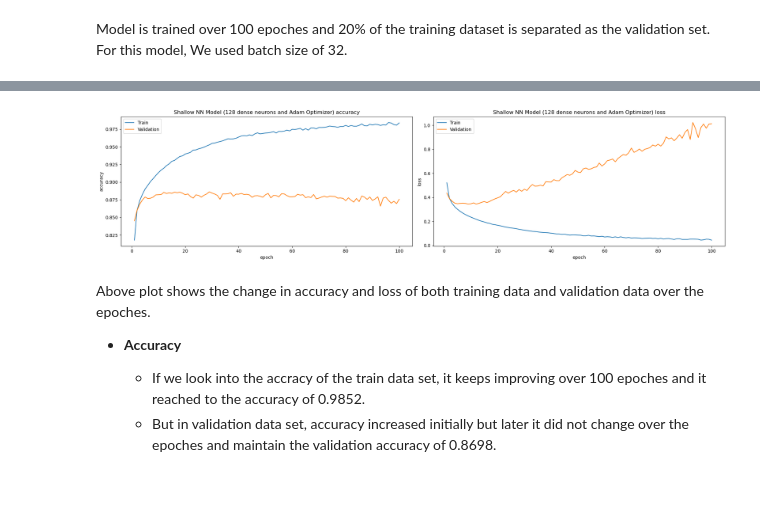
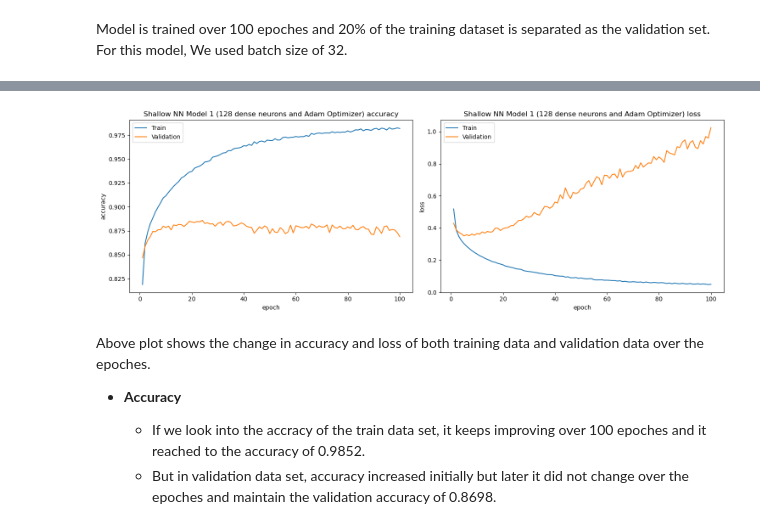
Before and after one commit to buddhathapa12/machine-learning, a Jupyter notebook: neural_network_Assignment3/E923Q669_Assignment3.ipynb, the cells around one changed output, grey strips where cells are left out. Saved outputs shown, nothing was run; the diff lists cells and outputs as text; code cells hidden in the pictures; blank space fills up the shorter version.

Commit message:
Model execution completed for Shallow Neural Networks

```diff
--- a/neural_network_Assignment3/E923Q669_Assignment3.ipynb
+++ b/neural_network_Assignment3/E923Q669_Assignment3.ipynb
@@ -104,7 +114,7 @@ tf.random.set_seed(seed_value)
 # %%
 # Method to plot train and validation accuracy and loss over epoches.
 def PlotTrainAndValidationAccuracyAndLoss(nn_model_history: tf.keras.callbacks.History, model_name: str):
-    fig, axs = plt.subplots(1, 2, figsize=(20, 5))
+    fig, axs = plt.subplots(1, 2, figsize=(15, 5))
     sns.lineplot(x=np.array(nn_model_history.epoch) + 1, y= nn_model_history.history['accuracy'], label='Train', ax = axs[0])
     sns.lineplot(x=np.array(nn_model_history.epoch) + 1, y= nn_model_history.history['val_accuracy'], label='Validation', ax = axs[0])
     axs[0].set_title(f'{model_name} accuracy')
@@ -254,9 +278,9 @@ Model: "sequential_129"
  Non-trainable params: 0 (0.00 B)
  Optimizer params: 203,542 (795.09 KB)
 # %%
-PlotTrainAndValidationAccuracyAndLoss(shallow_nn1_history, "Shallow NN Model (128 dense neurons and Adam Optimizer)")
+PlotTrainAndValidationAccuracyAndLoss(shallow_nn1_history, "Shallow NN Model 1 (128 dense neurons and Adam Optimizer)")
 # %% [output]
-[figure, old version]
+[figure, new version]
 # %% [markdown]
 Above plot shows the change in accuracy and loss of both training data and validation data over the epoches.
 
```
Also changed, not shown: parts of 18 cells of this notebook.
